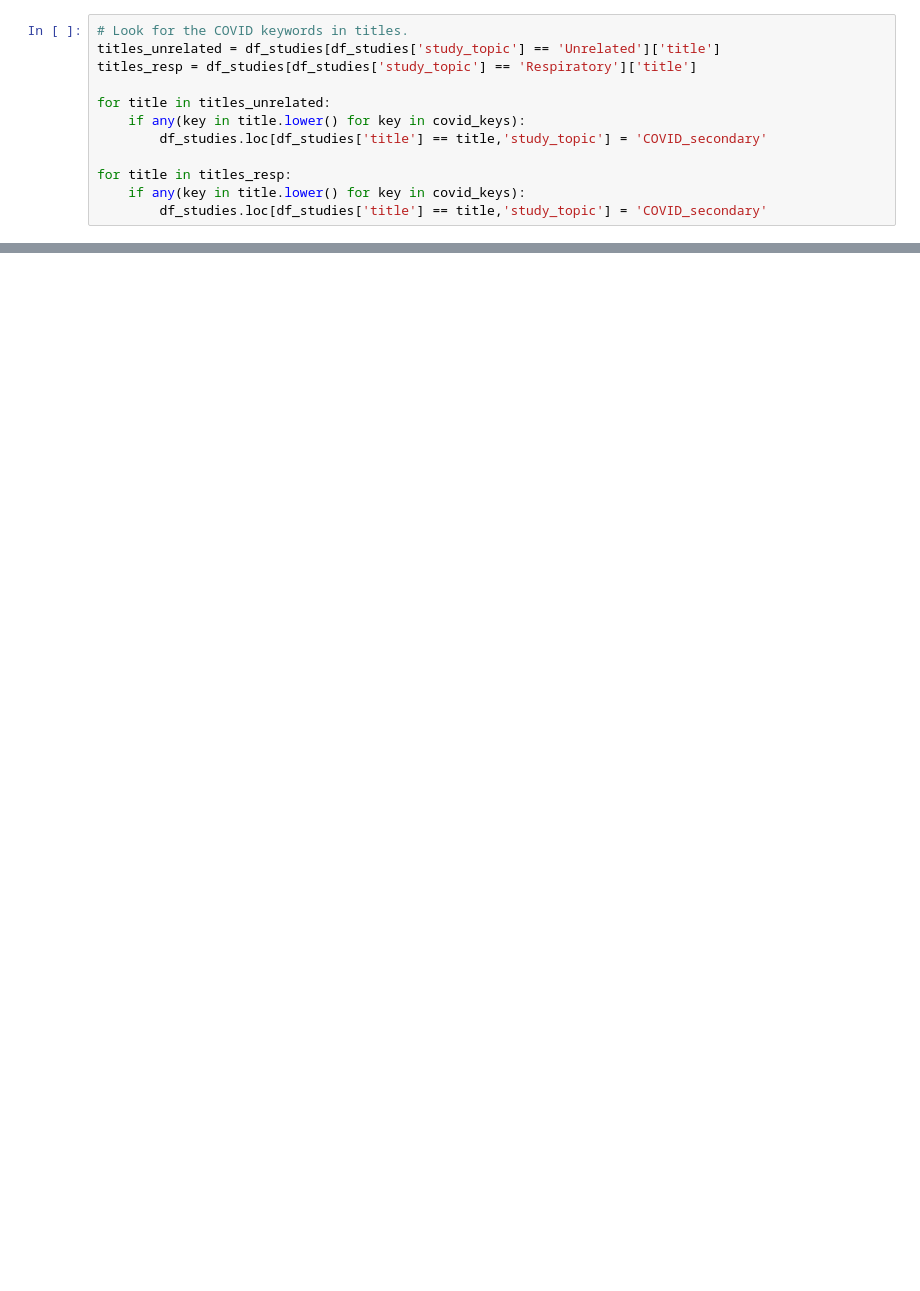
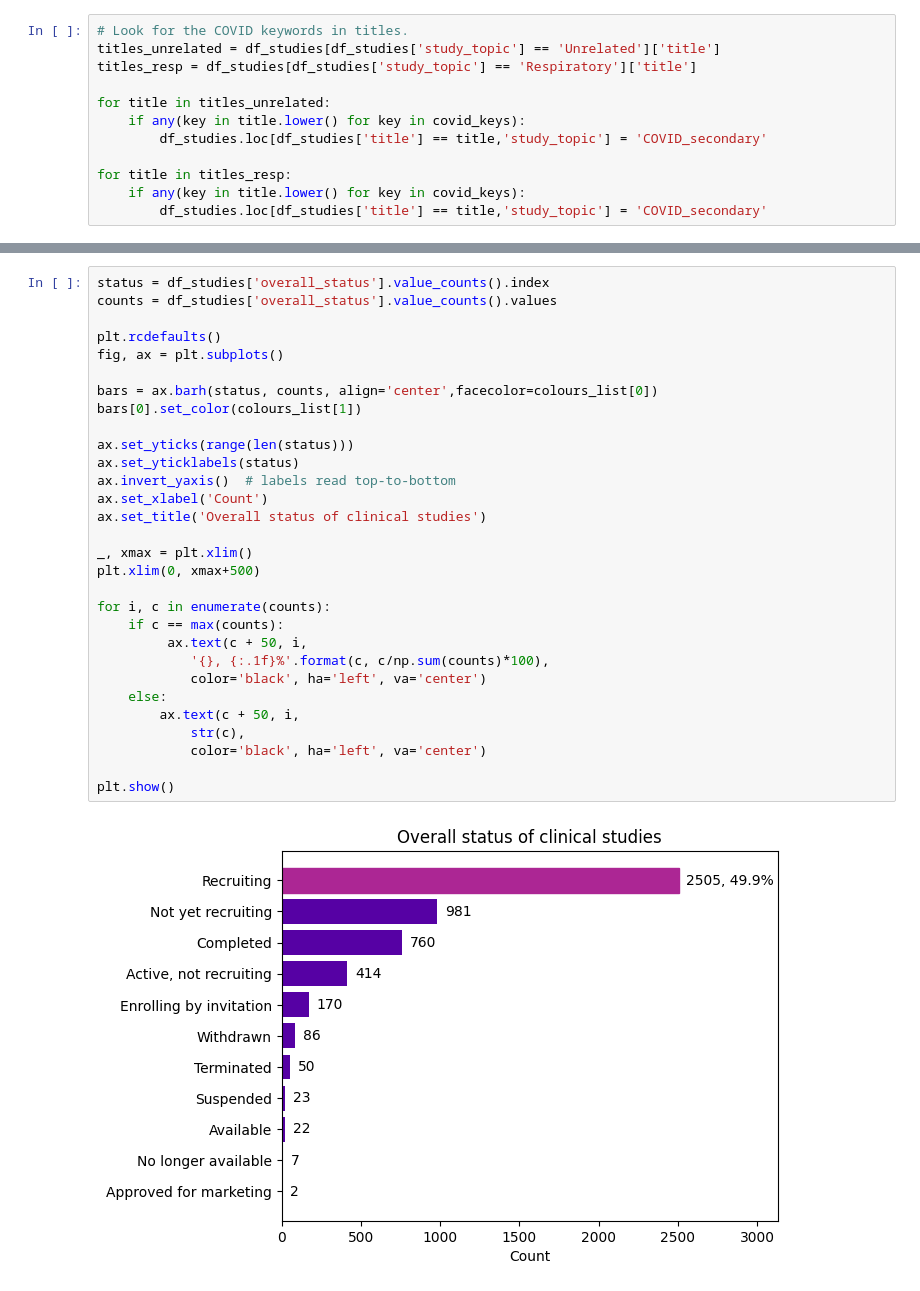
Before and after one commit to chels-kim/kaggle-covid-clintri, a Jupyter notebook: kaggle-covid-clintri/COVID-19 Clinical Trials.ipynb, the cells around one changed output, grey strips where cells are left out. Drawn from its saved outputs; the diff is of its cells as text; blank space fills up the shorter version.

```diff
--- a/kaggle-covid-clintri/COVID-19 Clinical Trials.ipynb
+++ b/kaggle-covid-clintri/COVID-19 Clinical Trials.ipynb
@@ -394,0 +407,32 @@ It seems that some data whose `study_topic` was labelled as "Unrelated" may ctua
+# %%
+status = df_studies['overall_status'].value_counts().index
+counts = df_studies['overall_status'].value_counts().values
+
+plt.rcdefaults()
+fig, ax = plt.subplots()
+
+bars = ax.barh(status, counts, align='center',facecolor=colours_list[0])
+bars[0].set_color(colours_list[1])
+
+ax.set_yticks(range(len(status)))
+ax.set_yticklabels(status)
+ax.invert_yaxis()  # labels read top-to-bottom
+ax.set_xlabel('Count')
+ax.set_title('Overall status of clinical studies')
+
+_, xmax = plt.xlim()
+plt.xlim(0, xmax+500)
+
+for i, c in enumerate(counts):
+    if c == max(counts):
+         ax.text(c + 50, i,
+            '{}, {:.1f}%'.format(c, c/np.sum(counts)*100),
+            color='black', ha='left', va='center')
+    else:
+        ax.text(c + 50, i,
+            str(c),
+            color='black', ha='left', va='center')
+
+plt.show()
+# %% [output]
+[figure, added]
```
Also changed, not shown: parts of 17 cells of this notebook.
